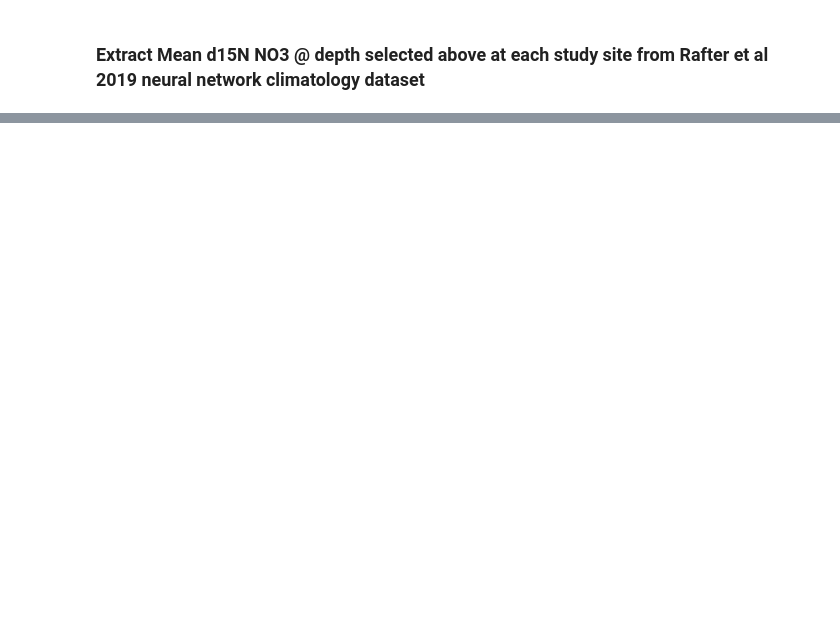
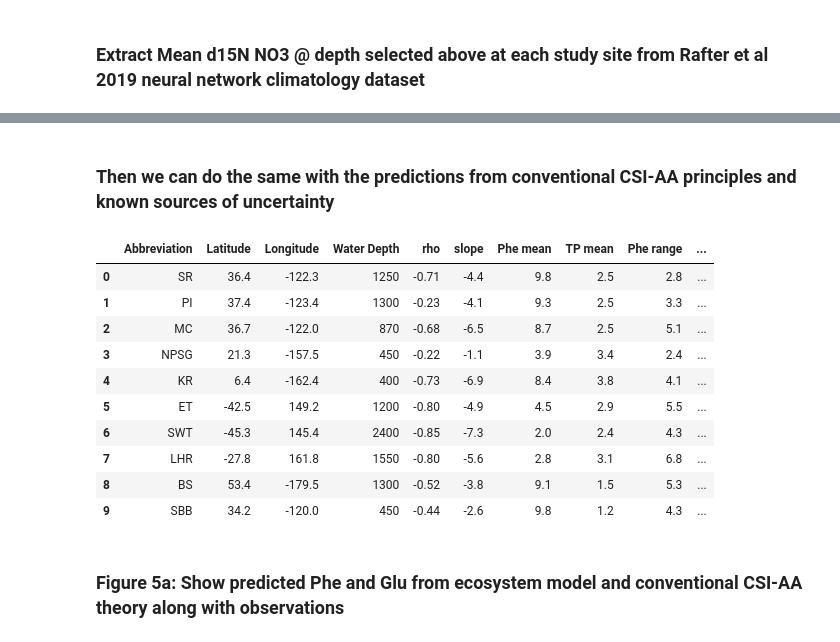
Before and after one commit to evepug/TP_baseline_coupling, a Jupyter notebook: TP_baseline_analysis.ipynb, the cells around one changed output, grey strips where cells are left out. Saved outputs shown, nothing was run; the diff lists cells and outputs as text; code cells hidden in the pictures; blank space fills up the shorter version.

```diff
--- a/TP_baseline_analysis.ipynb
+++ b/TP_baseline_analysis.ipynb
@@ -2876,0 +2255,38 @@ plt.close()
+# %% [markdown]
+### Then we can do the same with the predictions from conventional CSI-AA principles and known sources of uncertainty
+# %%
+#Run monte carlo simulation (just one simulated dataset with n=10,000)
+Phe_sims,Glu_sims,TP_sims,rho_sims,p_sims,slope_sims=TP_Phe_simulation(n=10000,
+                                                                       nsims=1,
+                                                                       corrtest=corrtest_def,
+                                                                       uncertainty_dist=uncertainty_dist_def,
+                                                                       TP_range=[1,3],
+                                                                       baseline_range=baseline_range_def,
+                                                                       Phe_TDF=Phe_TDF_def,
+                                                                       Glu_TDF=Glu_TDF_def,
+                                                                       Phe_TDF_std=Phe_TDF_std_def,
+                                                                       Glu_TDF_std=Glu_TDF_std_def,
+                                                                       lag1ac_TP=lag1ac_TP_def,
+                                                                       lag1ac_baseline=lag1ac_baseline_def,
+                                                                       Glu_meas_std=Glu_meas_std_def,
+                                                                       Phe_meas_std=Phe_meas_std_def,
+                                                                       beta=beta_def,
+                                                                       beta_std=beta_std_def,
+                                                                       d=d_def,
+                                                                       d_std=d_std_def,
+                                                                       baseline_variability=baseline_variability_def,
+                                                                       coral=False)
+# %% [output]
+|  | Abbreviation | Latitude | Longitude | Water Depth | rho | slope | Phe mean | TP mean | Phe range | ... |
+| 0 | SR | 36.4 | -122.3 | 1250 | -0.71 | -4.4 | 9.8 | 2.5 | 2.8 | ... |
+| 1 | PI | 37.4 | -123.4 | 1300 | -0.23 | -4.1 | 9.3 | 2.5 | 3.3 | ... |
+| 2 | MC | 36.7 | -122.0 | 870 | -0.68 | -6.5 | 8.7 | 2.5 | 5.1 | ... |
+| 3 | NPSG | 21.3 | -157.5 | 450 | -0.22 | -1.1 | 3.9 | 3.4 | 2.4 | ... |
+| 4 | KR | 6.4 | -162.4 | 400 | -0.73 | -6.9 | 8.4 | 3.8 | 4.1 | ... |
+| 5 | ET | -42.5 | 149.2 | 1200 | -0.80 | -4.9 | 4.5 | 2.9 | 5.5 | ... |
+| 6 | SWT | -45.3 | 145.4 | 2400 | -0.85 | -7.3 | 2.0 | 2.4 | 4.3 | ... |
+| 7 | LHR | -27.8 | 161.8 | 1550 | -0.80 | -5.6 | 2.8 | 3.1 | 6.8 | ... |
+| 8 | BS | 53.4 | -179.5 | 1300 | -0.52 | -3.8 | 9.1 | 1.5 | 5.3 | ... |
+| 9 | SBB | 34.2 | -120.0 | 450 | -0.44 | -2.6 | 9.8 | 1.2 | 4.3 | ... |
+# %% [markdown]
+### Figure 5a: Show predicted Phe and Glu from ecosystem model and conventional CSI-AA theory along with observations
```
Also changed, not shown: parts of 100 cells of this notebook, 51 other files.
